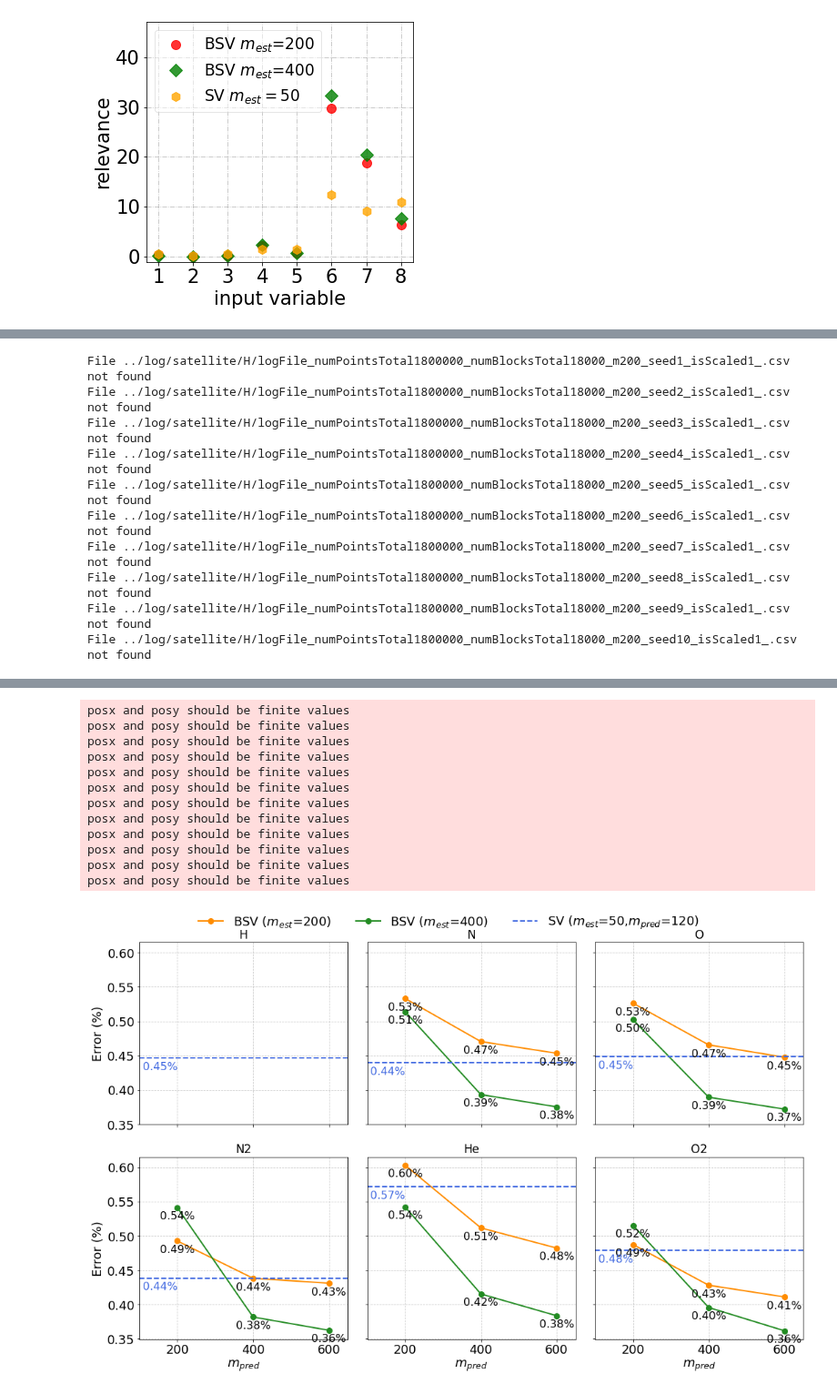
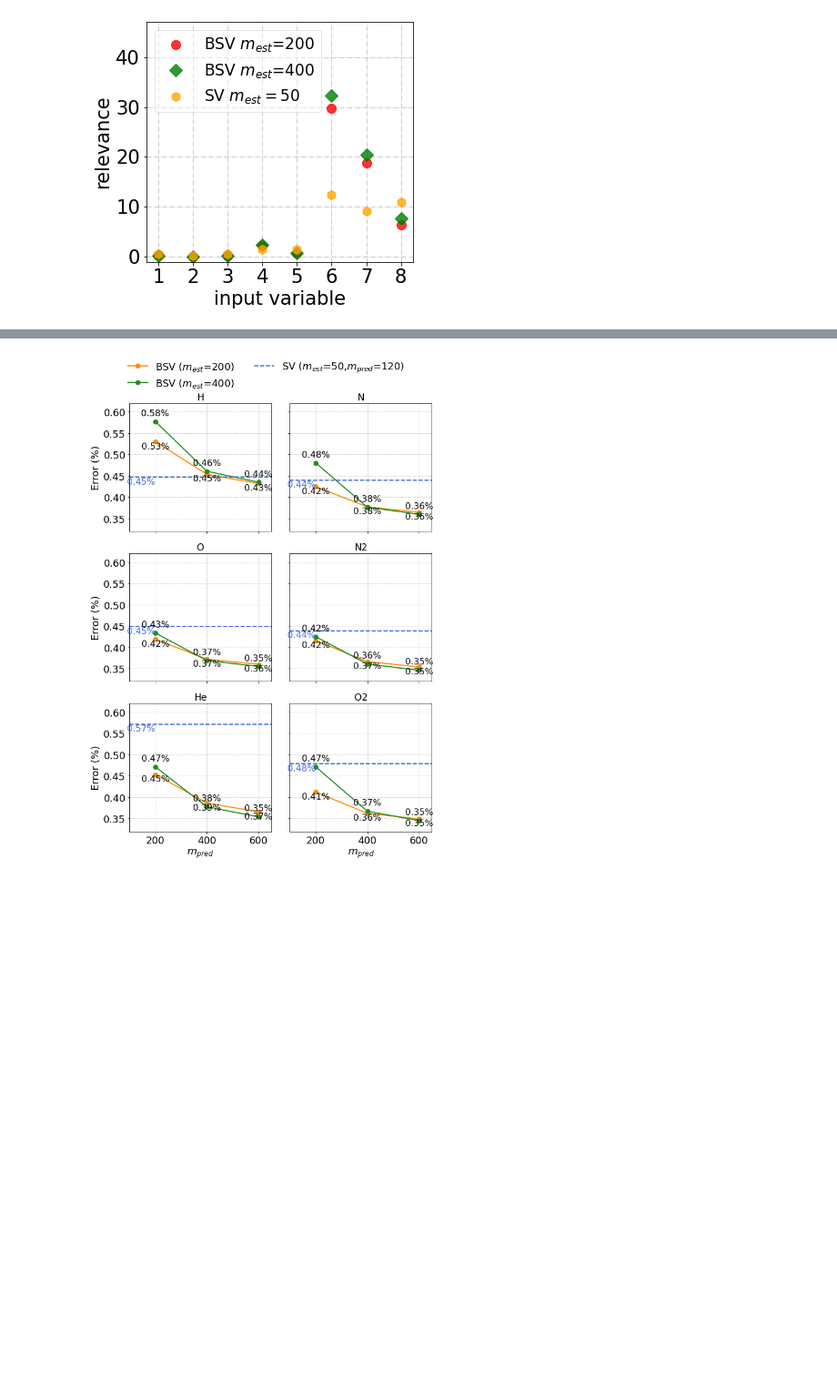
Before and after one commit to paper-code1/VecchiaConditionalExtremes, a Jupyter notebook: experiments/benchmarkSummaryAndVisu.ipynb, the cells around one changed output, grey strips where cells are left out. Shown at 91% size. Drawn from its saved outputs; the diff is of its cells as text; code cells hidden in the pictures; blank space fills up the shorter version.

```diff
--- a/experiments/benchmarkSummaryAndVisu.ipynb
+++ b/experiments/benchmarkSummaryAndVisu.ipynb
@@ -200,7 +200,7 @@ param_list_sv = [
 ]
 
 # Plotting
-fig, axes = plt.subplots(2, 3, figsize=(15, 10), sharex=True, sharey=True)
+fig, axes = plt.subplots(3, 2, figsize=(9, 13), sharex=True, sharey=True)
 axes = axes.flatten()
 
 x = np.arange(1, 9)
@@ -235,9 +235,9 @@ for i, species in enumerate(speciess):
     ax.set_title(f"{species}", pad=10)
 
     # Add labels for edge subplots
-    if i >= 3:
+    if i >= 4:
         ax.set_xlabel('input variable')
-    if i % 3 == 0:
+    if i % 2 == 0:
         ax.set_ylabel('relevance')
 
 # Set common properties
@@ -247,7 +247,7 @@ for ax in axes:
 
 # Add common legend
 handles, labels = axes[0].get_legend_handles_labels()
-fig.legend(handles, labels, loc='upper center', bbox_to_anchor=(0.5, 1.00),
+fig.legend(handles, labels, loc='upper center', bbox_to_anchor=(0.5, 0.98),
            ncol=3, fontsize=18, framealpha=0.)
 
 
@@ -280,7 +280,7 @@ method_labels = [r'SV ($m_{est}$=50,$m_{pred}$=120)', r'BSV ($m_{est}$=200)', r'
 colors = ['royalblue', 'darkorange', 'forestgreen']
 
 # Create figure with 2x3 subplots
-fig, axes = plt.subplots(2, 3, figsize=(15, 10), sharex=True, sharey=True)
+fig, axes = plt.subplots(3, 2, figsize=(9, 13), sharex=True, sharey=True)
 axes = axes.flatten()
 
 # Base error values and noise levels for different methods (now as percentage errors)
@@ -305,7 +305,7 @@ for method in methods:
             for index_species, species in enumerate(species_list):
                 rmspe_list = []
                 for fold in range(1, 11):
-                    file_name = f"../log/satellite/{species}/logFile_numPointsTotal1800000_numBlocksTotal18000_m{m_est}_seed{fold}_isScaled1_.csv"
+                    file_name = f"../log/satellite/{species}/logFile_numPointsTotal1800000_numBlocksTotal18000_m{m_est}_seed{fold}_isScaled1_{species}_pred.csv"
                     try:
                         df = pd.read_csv(file_name)
                         rmspe = df['rmspe'].iloc[index_m_pred]
@@ -331,8 +331,12 @@ for i, species in enumerate(species_list):
                 linewidth=2, markersize=8)
 
         # Add data labels
-        for x, y in zip(m_pred_values, method_data):
-            ax.text(x, y-0.02, f'{y:.2f}%', ha='center', va='bottom', fontsize=16)
+        if j == 0:
+            for x, y in zip(m_pred_values, method_data):
+                ax.text(x, y-0.02, f'{y:.2f}%', ha='center', va='bottom', fontsize=16)
+        else:
+            for x, y in zip(m_pred_values, method_data):
+                ax.text(x, y+0.01, f'{y:.2f}%', ha='center', va='bottom', fontsize=16)
 
     # Plot SV as horizontal line
     sv_error = error_data['SV'][sv_m_pred][species]
@@ -346,13 +350,14 @@ for i, species in enumerate(species_list):
     ax.grid(True, linestyle='--', alpha=0.7)
 
     # Add axes labels
-    if i >= 3:  # Bottom row
+    if i >= 4:  # Bottom row
         ax.set_xlabel(r'$m_{pred}$')
-    if i % 3 == 0:  # Leftmost column
+    if i % 2 == 0:  # Leftmost column
         ax.set_ylabel('Error (%)')
 
     # Set x-axis limits and ticks
     ax.set_xlim(100, 650)
+    ax.set_ylim(0.32, 0.62)
     ax.set_xticks(m_pred_values)
 
 # Set common y-axis limit (adjust as needed)
@@ -361,20 +366,11 @@ for i, species in enumerate(species_list):
 
 # Add a common legend
 handles, labels = axes[0].get_legend_handles_labels()
-fig.legend(handles, labels, loc='upper center', bbox_to_anchor=(0.5, 0.98),
-           ncol=3, fontsize=18, framealpha=0.)
+fig.legend(handles, labels, loc='upper center', bbox_to_anchor=(0.5, 1.0),
+           ncol=2, fontsize=18, framealpha=0.)
 
 plt.tight_layout()
 plt.subplots_adjust(top=0.9)
+plt.savefig("./fig/all_species_rmspe_summary.pdf", bbox_inches='tight')
 plt.show()
 # %% [output]
-File ../log/satellite/H/logFile_numPointsTotal1800000_numBlocksTotal18000_m200_seed1_isScaled1_.csv not found
-File ../log/satellite/H/logFile_numPointsTotal1800000_numBlocksTotal18000_m200_seed2_isScaled1_.csv not found
-File ../log/satellite/H/logFile_numPointsTotal1800000_numBlocksTotal18000_m200_seed3_isScaled1_.csv not found
-File ../log/satellite/H/logFile_numPointsTotal1800000_numBlocksTotal18000_m200_seed4_isScaled1_.csv not found
-File ../log/satellite/H/logFile_numPointsTotal1800000_numBlocksTotal18000_m200_seed5_isScaled1_.csv not found
-File ../log/satellite/H/logFile_numPointsTotal1800000_numBlocksTotal18000_m200_seed6_isScaled1_.csv not found
-File ../log/satellite/H/logFile_numPointsTotal1800000_numBlocksTotal18000_m200_seed7_isScaled1_.csv not found
-File ../log/satellite/H/logFile_numPointsTotal1800000_numBlocksTotal18000_m200_seed8_isScaled1_.csv not found
-File ../log/satellite/H/logFile_numPointsTotal1800000_numBlocksTotal18000_m200_seed9_isScaled1_.csv not found
-File ../log/satellite/H/logFile_numPointsTotal1800000_numBlocksTotal18000_m200_seed10_isScaled1_.csv not found
@@ -398,13 +377 @@ File ../log/satellite/H/logFile_numPointsTotal1800000_numBlocksTotal18000_m400_s
-posx and posy should be finite values
-posx and posy should be finite values
-posx and posy should be finite values
-posx and posy should be finite values
-posx and posy should be finite values
-posx and posy should be finite values
-posx and posy should be finite values
-posx and posy should be finite values
-posx and posy should be finite values
-posx and posy should be finite values
-posx and posy should be finite values
-posx and posy should be finite values
-[figure, old version]
+[figure, new version]
```
Also changed, not shown: parts of 2 cells of this notebook, 13 other files.
